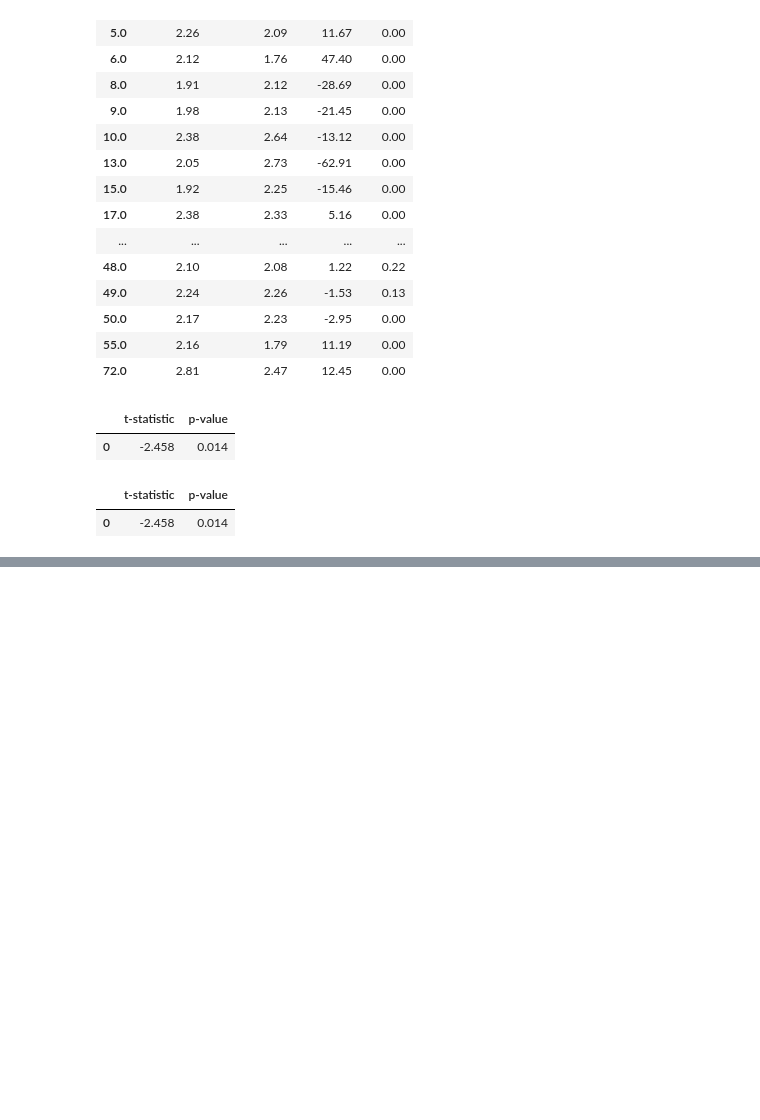
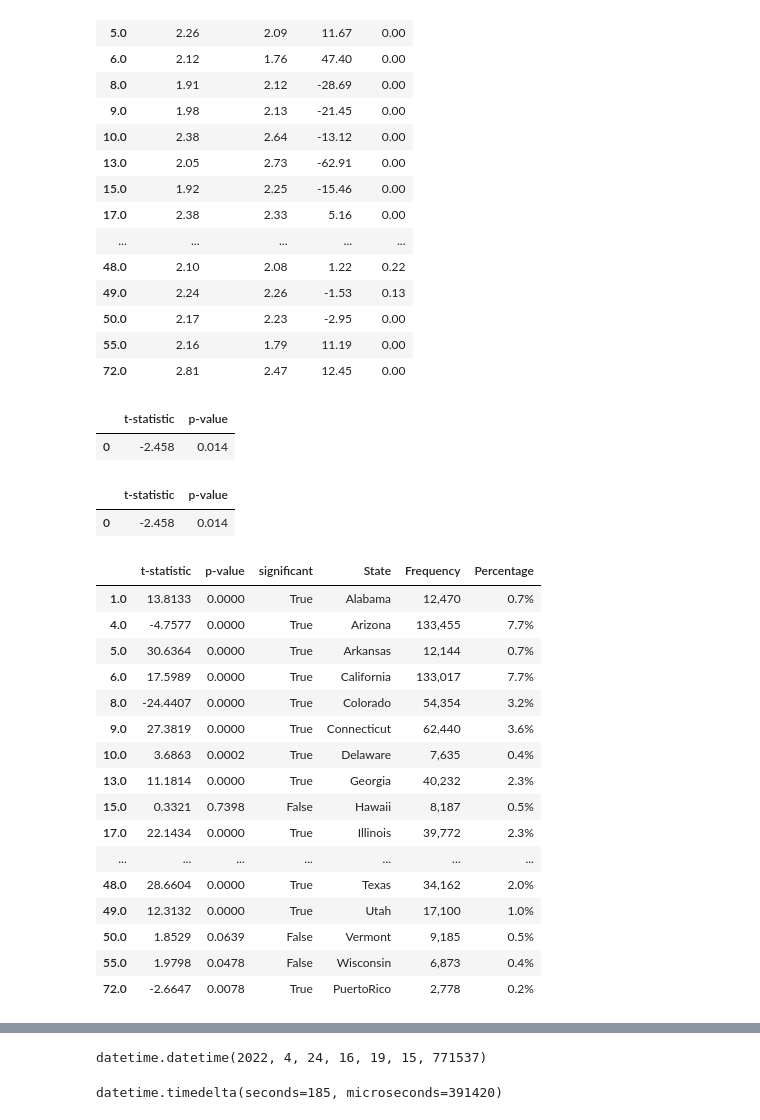
Before and after one commit to ricky-wong/siads697-project, a Jupyter notebook: notebooks/01_Diff_in_Diff.ipynb, the cells around one changed output, grey strips where cells are left out. Cells and saved outputs as stored; diff of their text form; code cells hidden in the pictures; blank space fills up the shorter version.

Commit message:
Add timer+dependencies, use repo paths, fix state/State

```diff
--- a/notebooks/01_Diff_in_Diff.ipynb
+++ b/notebooks/01_Diff_in_Diff.ipynb
@@ -298,9 +321,28 @@ ate_df = np.stack([ate_on_state(df_discharge_2019, drop_Exclude = [6,7], state =
 ate_df = pd.DataFrame(ate_df, columns = ['t-statistic',	'p-value'],
                                          index = state_cluster_0)
 # %%
-state_stfps = pd.read_csv("Census state FIPS code.txt", sep=" ", header=0, names = ['STFIPS', 'State', 'Frequency', 'Percentage'], index_col=0)
+state_stfps = pd.read_csv("lib/Census state FIPS code.txt", sep=" ", header=0, names = ['STFIPS', 'State', 'Frequency', 'Percentage'], index_col=0)
 ate_df['significant'] = ate_df['p-value']< 0.01
 ate_df_plot = pd.merge(ate_df, state_stfps, left_index=True, right_index=True)
+ate_df_plot
+# %% [output]
+|  | t-statistic | p-value | significant | State | Frequency | Percentage |
+| 1.0 | 13.8133 | 0.0000 | True | Alabama | 12,470 | 0.7% |
+| 4.0 | -4.7577 | 0.0000 | True | Arizona | 133,455 | 7.7% |
+| 5.0 | 30.6364 | 0.0000 | True | Arkansas | 12,144 | 0.7% |
+| 6.0 | 17.5989 | 0.0000 | True | California | 133,017 | 7.7% |
+| 8.0 | -24.4407 | 0.0000 | True | Colorado | 54,354 | 3.2% |
+| 9.0 | 27.3819 | 0.0000 | True | Connecticut | 62,440 | 3.6% |
+| 10.0 | 3.6863 | 0.0002 | True | Delaware | 7,635 | 0.4% |
+| 13.0 | 11.1814 | 0.0000 | True | Georgia | 40,232 | 2.3% |
+| 15.0 | 0.3321 | 0.7398 | False | Hawaii | 8,187 | 0.5% |
+| 17.0 | 22.1434 | 0.0000 | True | Illinois | 39,772 | 2.3% |
+| ... | ... | ... | ... | ... | ... | ... |
+| 48.0 | 28.6604 | 0.0000 | True | Texas | 34,162 | 2.0% |
+| 49.0 | 12.3132 | 0.0000 | True | Utah | 17,100 | 1.0% |
+| 50.0 | 1.8529 | 0.0639 | False | Vermont | 9,185 | 0.5% |
+| 55.0 | 1.9798 | 0.0478 | False | Wisconsin | 6,873 | 0.4% |
+| 72.0 | -2.6647 | 0.0078 | True | PuertoRico | 2,778 | 0.2% |
 # %%
 alt.Chart(ate_df_plot).mark_circle(size=50).encode(
     x='p-value',
@@ -310,3 +352,13 @@ alt.Chart(ate_df_plot).mark_circle(size=50).encode(
 ).interactive()
 # %% [output]
 [interactive output not drawn]
+# %%
+end_time = datetime.datetime.now()
+end_time
+# %% [output]
+datetime.datetime(2022, 4, 24, 16, 19, 15, 771537)
+# %%
+# How long it took to run our entire notebook
+end_time - start_time
+# %% [output]
+datetime.timedelta(seconds=185, microseconds=391420)
```
Also changed, not shown: parts of 6 cells of this notebook.
